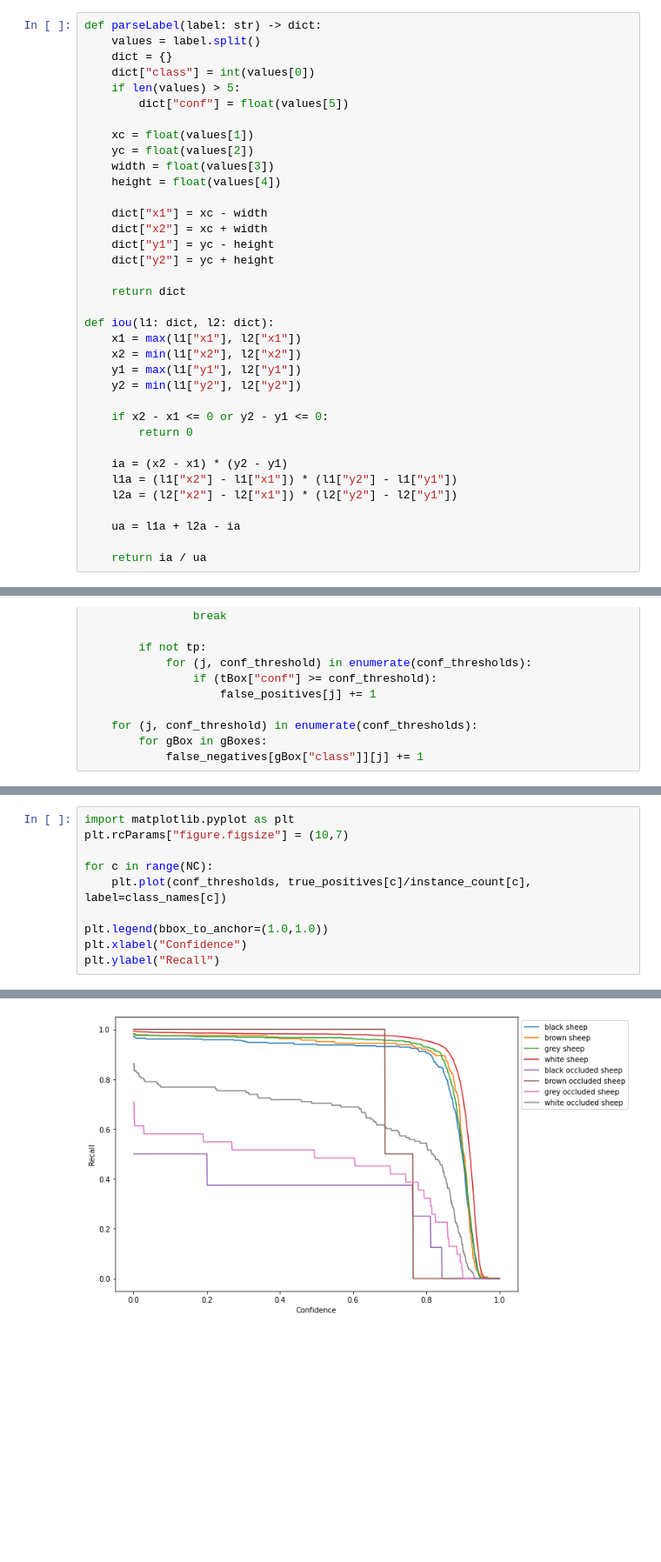
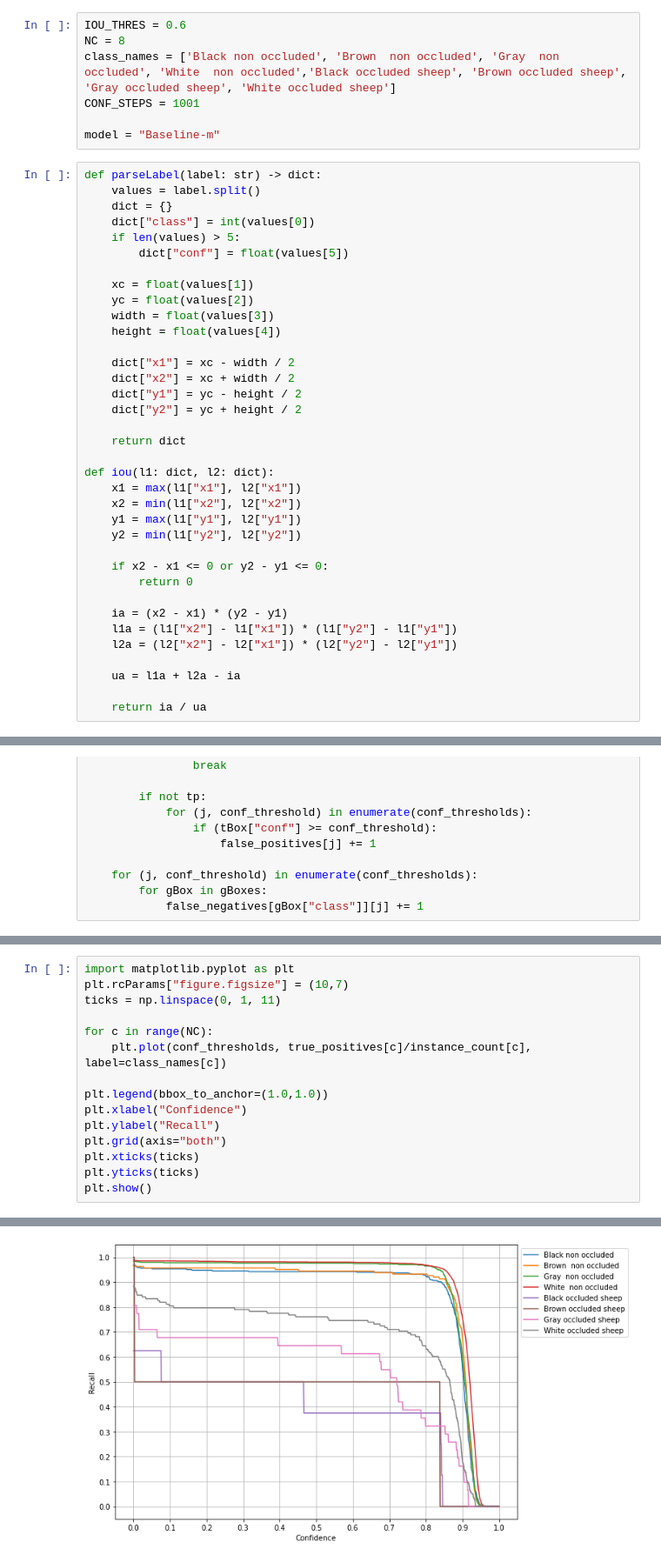
Before and after one commit to bjosttveit/masters-thesis, a Jupyter notebook: validate.ipynb, the cells around one changed output, grey strips where cells are left out. Shown at 87% size. Cells and saved outputs as stored; diff of their text form; blank space fills up the shorter version.

```diff
--- a/validate.ipynb
+++ b/validate.ipynb
@@ -8,3 +1,10 @@ model = "Baseline-n"
+# %%
+IOU_THRES = 0.6
+NC = 8
+class_names = ['Black non occluded', 'Brown  non occluded', 'Gray  non occluded', 'White  non occluded','Black occluded sheep', 'Brown occluded sheep', 'Gray occluded sheep', 'White occluded sheep']
+CONF_STEPS = 1001
+
+model = "Baseline-m"
 # %%
 def parseLabel(label: str) -> dict:
     values = label.split()
@@ -18,10 +18,10 @@ def parseLabel(label: str) -> dict:
     width = float(values[3])
     height = float(values[4])
 
-    dict["x1"] = xc - width
-    dict["x2"] = xc + width
-    dict["y1"] = yc - height
-    dict["y2"] = yc + height
+    dict["x1"] = xc - width / 2
+    dict["x2"] = xc + width / 2
+    dict["y1"] = yc - height / 2
+    dict["y2"] = yc + height / 2
 
     return dict
 
@@ -119,6 +119,7 @@ white occluded sheep 0.8260869565217391
 # %%
 import matplotlib.pyplot as plt
 plt.rcParams["figure.figsize"] = (10,7)
+ticks = np.linspace(0, 1, 11)
 
 for c in range(NC):
     plt.plot(conf_thresholds, true_positives[c]/instance_count[c], label=class_names[c])
@@ -126,4 +127,8 @@ for c in range(NC):
 plt.legend(bbox_to_anchor=(1.0,1.0))
 plt.xlabel("Confidence")
 plt.ylabel("Recall")
+plt.grid(axis="both")
+plt.xticks(ticks)
+plt.yticks(ticks)
+plt.show()
 # %% [output]
@@ -131,4 +135,4 @@ Text(0, 0.5, 'Recall')
-[figure, old version]
+[figure, new version]
 # %%
 nonoccluded = true_positives[:4, :].sum(axis=0) / instance_count[:4].sum()
 occluded = true_positives[4:, :].sum(axis=0) / instance_count[4:].sum()
```
Also changed, not shown: parts of 11 cells of this notebook.
